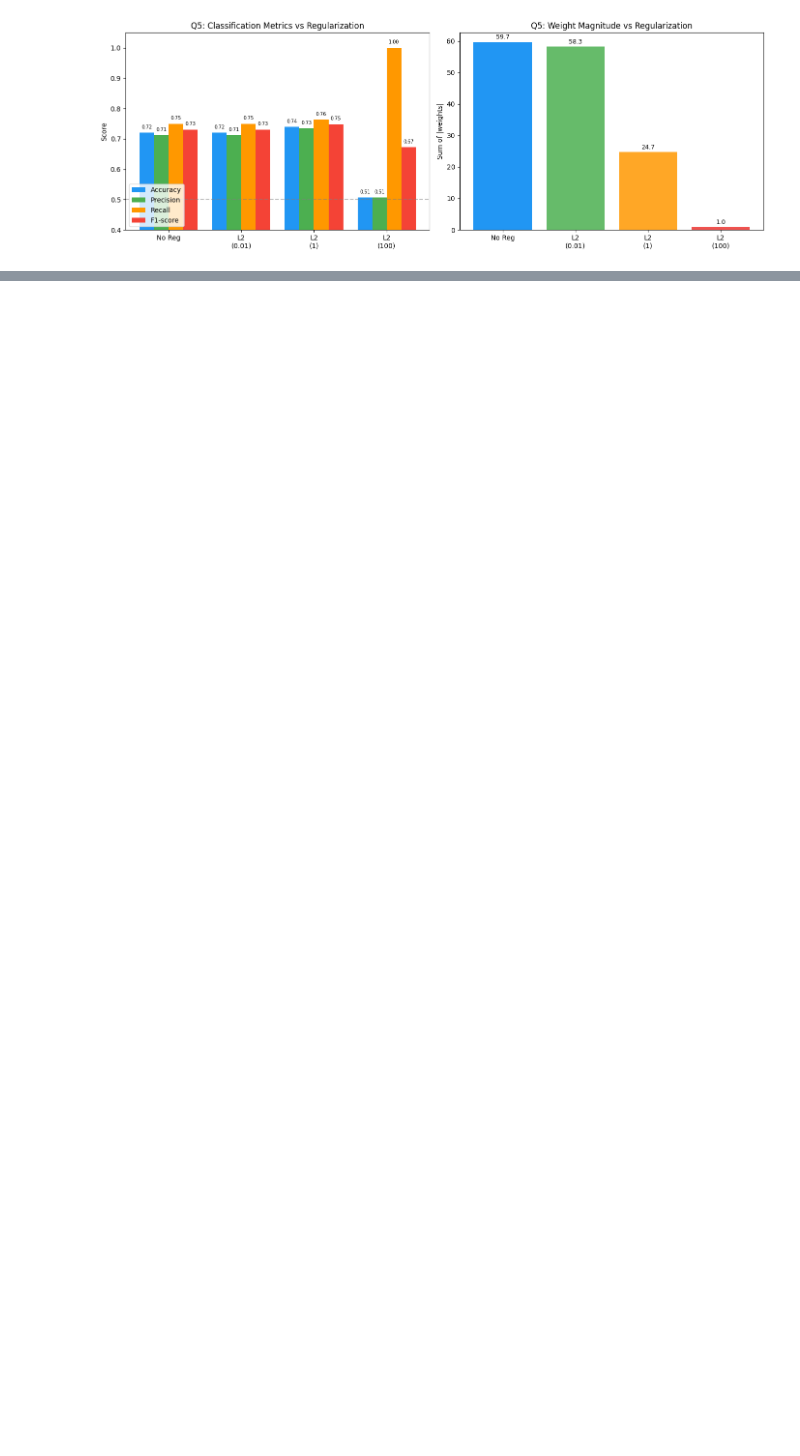
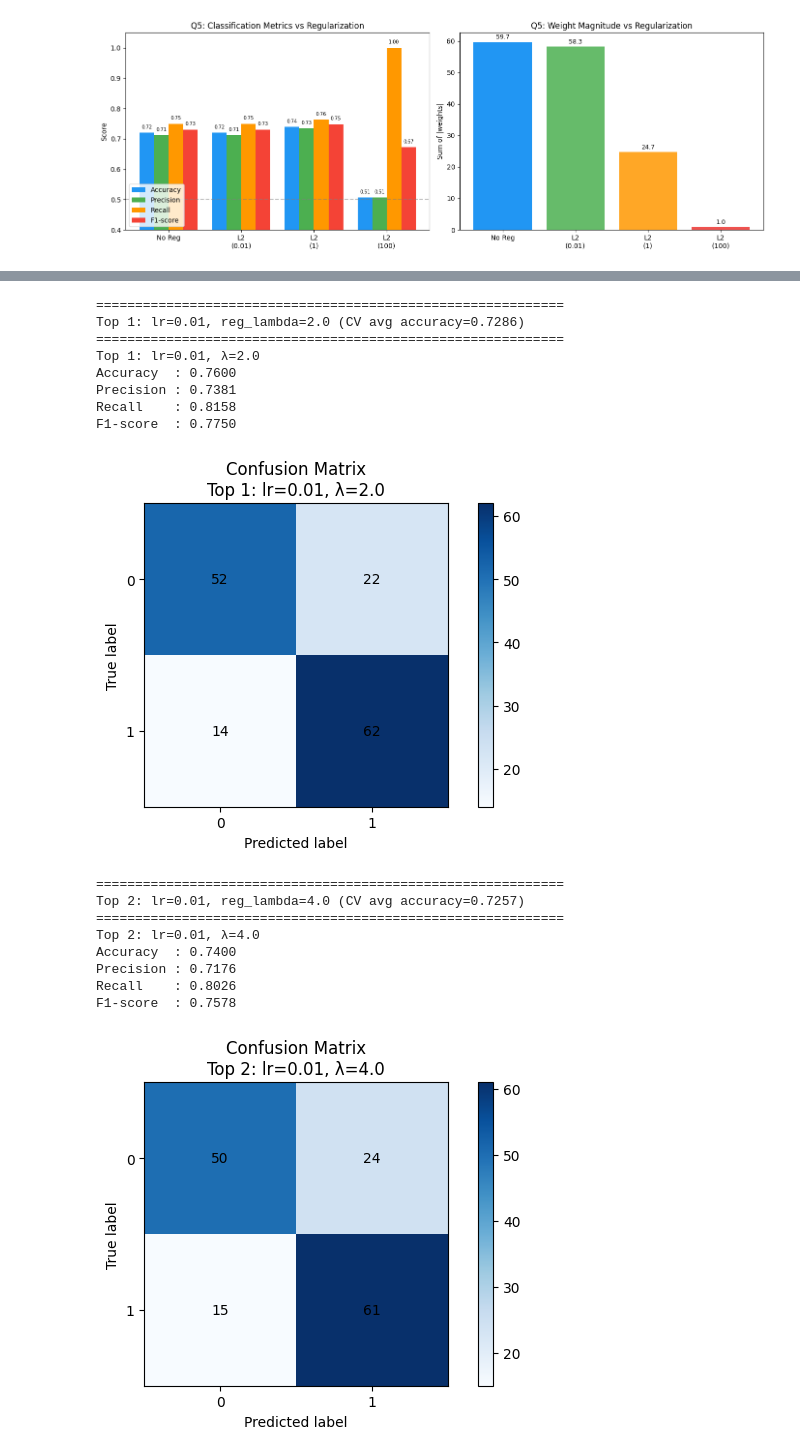
Before and after one commit to Ashurali/DM2026-Assignment-1-MKS, a Jupyter notebook: Real_World_Classification.ipynb, the cells around one changed output, grey strips where cells are left out. Saved outputs shown, nothing was run; the diff lists cells and outputs as text; code cells hidden in the pictures; blank space fills up the shorter version.

```diff
--- a/Real_World_Classification.ipynb
+++ b/Real_World_Classification.ipynb
@@ -581,0 +658,60 @@ Saved: Chart/Q5_L2_geometric_interpretation.png
+# %%
+# Q1(b): Train with top 2 hyperparameter combos and evaluate on test set
+
+# Find top 2 combinations from the results grid
+flat_indices = np.argsort(results.ravel())[::-1][:2]
+top2 = [(flat_indices[k] // len(learning_rates), flat_indices[k] % len(learning_rates)) for k in range(2)]
+
+for rank, (i, j) in enumerate(top2, 1):
+    lr = learning_rates[j]
+    reg_lambda = reg_lambdas[i]
+    avg_acc = results[i, j]
+
+    print(f"\n{'='*60}")
+    print(f"Top {rank}: lr={lr}, reg_lambda={reg_lambda} (CV avg accuracy={avg_acc:.4f})")
+    print(f"{'='*60}")
+
+    # Train on full training set
+    np.random.seed(seed)
+    model = LinearModel(
+        is_reg=False,
+        loss_fn=logloss,
+        grad_fn=logloss_sigmoid_grad,
+        act_fn=sigmoid,
+        lr=lr,
+        reg_type='l2',
+        reg_lambda=reg_lambda,
+        n_iteration=10000,
+        val_ratio=0.2,
+        random_state=seed,
+        verbose=False,
+        plot_curve=False
+    )
+    model.fit(X_train, y_train)
+
+    # Evaluate on test set
+    y_pred = model.predict(X_test)
+    evaluate_binary_classifier(
+        y_test, y_pred,
+        title=f'Top {rank}: lr={lr}, λ={reg_lambda}',
+        save_path=f'Chart/Q1b_top{rank}_lr{lr}_lambda{reg_lambda}.png'
+    )
+# %% [output]
+============================================================
+Top 1: lr=0.01, reg_lambda=2.0 (CV avg accuracy=0.7286)
+============================================================
+Top 1: lr=0.01, λ=2.0
+Accuracy  : 0.7600
+Precision : 0.7381
+Recall    : 0.8158
+F1-score  : 0.7750
+[figure, added]
+============================================================
+Top 2: lr=0.01, reg_lambda=4.0 (CV avg accuracy=0.7257)
+============================================================
+Top 2: lr=0.01, λ=4.0
+Accuracy  : 0.7400
+Precision : 0.7176
+Recall    : 0.8026
+F1-score  : 0.7578
+[figure, added]
```
Also changed, not shown: parts of 8 cells of this notebook, 9 other files.
